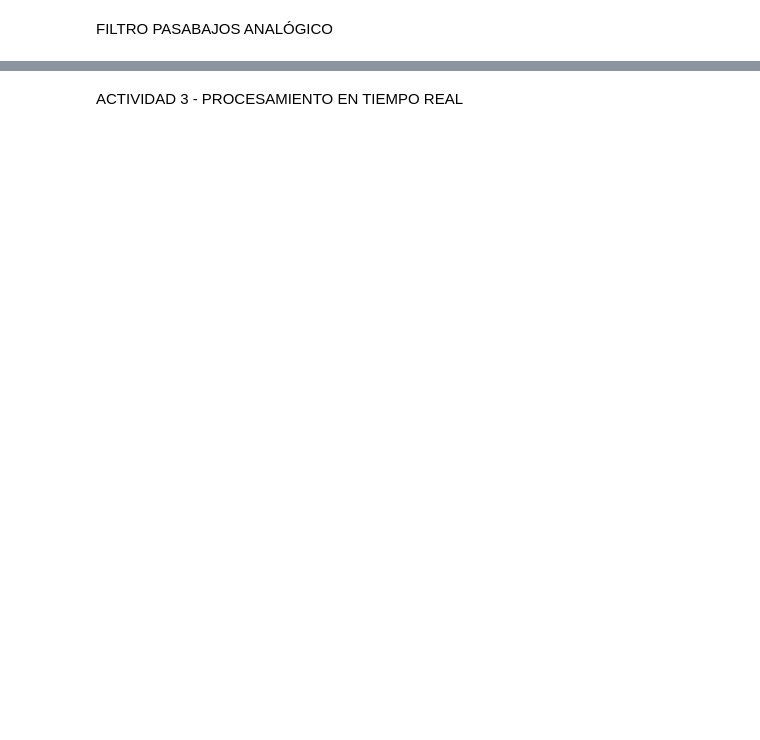
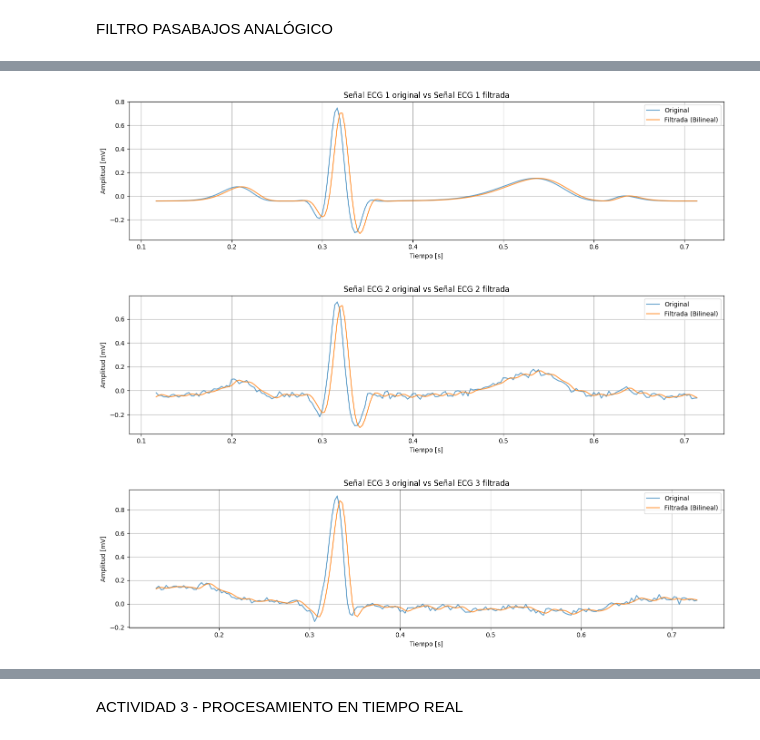
Before and after one commit to LeandroMurillo/TrabajoFinalPDS, a Jupyter notebook: TFI_PDS.ipynb, the cells around one changed output, grey strips where cells are left out. Cells and saved outputs as stored; diff of their text form; code cells hidden in the pictures; blank space fills up the shorter version.

```diff
--- a/TFI_PDS.ipynb
+++ b/TFI_PDS.ipynb
@@ -16,7 +42,7 @@ from scipy.signal import buttap, cheb1ap, cheb2ap, ellipap, lp2bp_zpk
 fs = 360  # Frecuencia de muestreo en Hz
 
 # === Archivo de entrada ===
-archivo_mat = "/content/ecg_signal.mat"
+archivo_mat = "/content/TrabajoFinalPDS/ecg_signal.mat"
 
 # === Cargar y extraer señales desde el archivo .mat ===
 mat_data = scipy.io.loadmat(archivo_mat)
@@ -365,30 +476,43 @@ graficar_polos_ceros(z, p, plano="s")
 # %%
-from scipy.signal import bilinear, lfilter
+from scipy.signal import bilinear, lfilter, find_peaks
+import matplotlib.pyplot as plt
+import numpy as np
 
-# === Transformación bilineal del filtro analógico ===
-bz, az = bilinear(b, a, fs)
-print("Coeficientes del filtro digital (bilinear):")
-print("bz =", bz)
-print("az =", az)
-
-# === Aplicar el filtro digital a cada señal y graficar antes/después ===
+# === Aplicar el filtro y graficar un ciclo ===
 senales_filtradas = []
 
 for i, senal in enumerate(senales, 1):
     salida = lfilter(bz, az, senal)
     senales_filtradas.append(salida)
 
-    tiempo = np.arange(len(senal)) / fs
+    # === Detección de un ciclo PQRST ===
+    altura_minima = 0.5 * (np.max(senal) - np.min(senal)) + np.min(senal)
+    distancia_minima = int(0.25 * fs)  # mínimo 250 ms entre picos
+    picos, _ = find_peaks(senal, height=altura_minima, distance=distancia_minima)
 
+    if len(picos) == 0:
+        print(f"No se detectaron picos R en la señal {i}.")
+        continue
+
+    centro = picos[0]
+    pre = int(0.2 * fs)
+    post = int(0.4 * fs)
+    inicio = max(0, centro - pre)
+    fin = min(len(senal), centro + post)
+    tiempo = np.arange(inicio, fin) / fs
+
+    # === Gráfico de un solo ciclo: original vs filtrada ===
     plt.figure(figsize=(14, 4))
-    plt.plot(tiempo, senal, label="Original", alpha=0.7)
-    plt.plot(tiempo, salida, label="Filtrada (Bilinear)", alpha=0.8)
-    plt.title(
-        f"Señal ECG {i} - Antes y Después del Filtro IIR (Transformación Bilineal)"
-    )
+    plt.plot(tiempo, senal[inicio:fin], label="Original", alpha=0.7)
+    plt.plot(tiempo, salida[inicio:fin], label="Filtrada (Bilineal)", alpha=0.8)
+    plt.title(f"Señal ECG {i} original vs Señal ECG {i} filtrada")
     plt.xlabel("Tiempo [s]")
     plt.ylabel("Amplitud [mV]")
     plt.grid(True)
     plt.legend()
     plt.tight_layout()
     plt.show()
+# %% [output]
+[figure, added]
+[figure, added]
+[figure, added]
```
Also changed, not shown: parts of 13 cells of this notebook.
